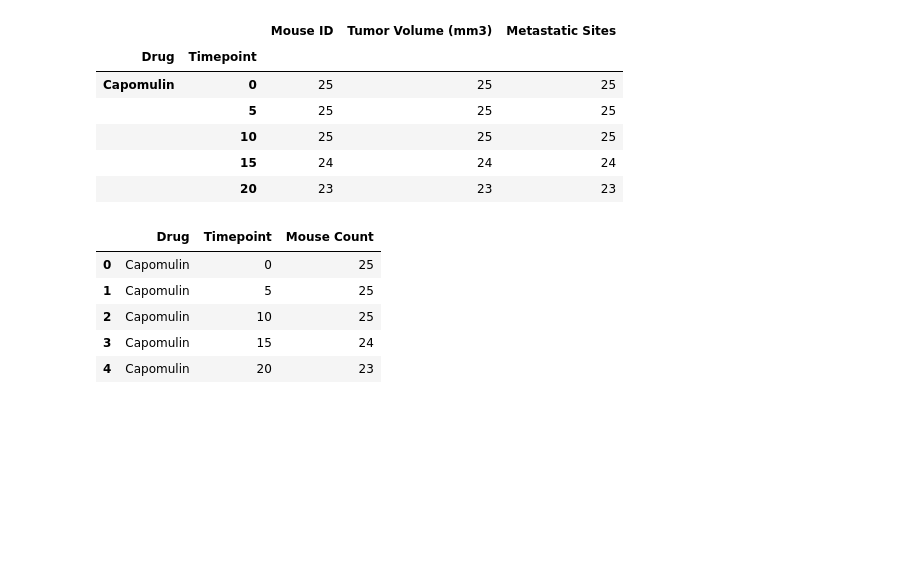
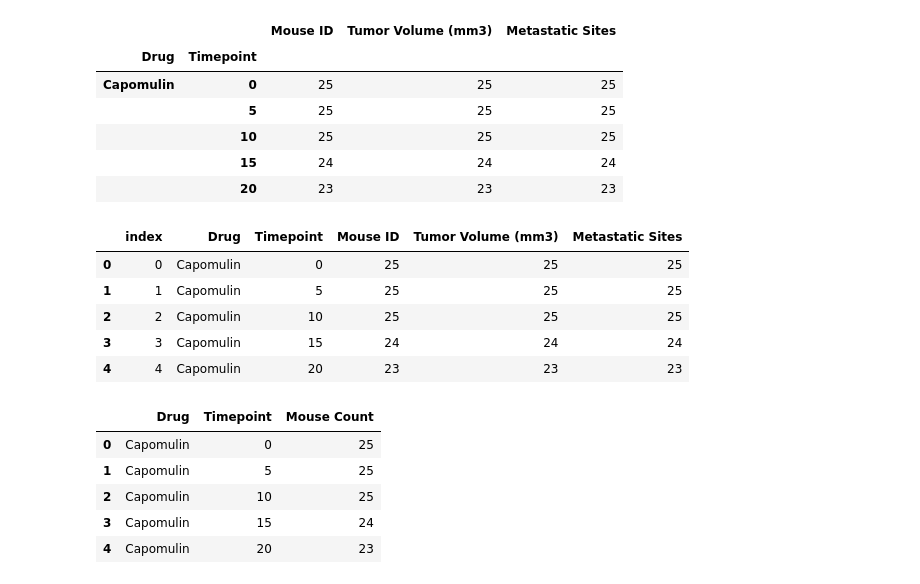
Before and after one commit to brenthl88/Matplotlib-Challenge, a Jupyter notebook: pymaceuticals_starter.ipynb, the cells around one changed output. Saved outputs shown, nothing was run; the diff lists cells and outputs as text; code cells hidden in the pictures; blank space fills up the shorter version.

```diff
--- a/pymaceuticals_starter.ipynb
+++ b/pymaceuticals_starter.ipynb
@@ -317,6 +316,18 @@ mouse = survival_rate_count["Mouse ID"]
 |  | 10 | 25 | 25 | 25 |
 |  | 15 | 24 | 24 | 24 |
 |  | 20 | 23 | 23 | 23 |
+# %%
+survival_rate_count = survival_rate_count.reset_index()
+mouse = survival_rate_count["Mouse ID"]
+# %%
+survival_rate_count.head()
+# %% [output]
+|  | index | Drug | Timepoint | Mouse ID | Tumor Volume (mm3) | Metastatic Sites |
+| 0 | 0 | Capomulin | 0 | 25 | 25 | 25 |
+| 1 | 1 | Capomulin | 5 | 25 | 25 | 25 |
+| 2 | 2 | Capomulin | 10 | 25 | 25 | 25 |
+| 3 | 3 | Capomulin | 15 | 24 | 24 | 24 |
+| 4 | 4 | Capomulin | 20 | 23 | 23 | 23 |
 # %%
 # %% [output]
 |  | Drug | Timepoint | Mouse Count |
```
Also changed, not shown: parts of 3 cells of this notebook.
